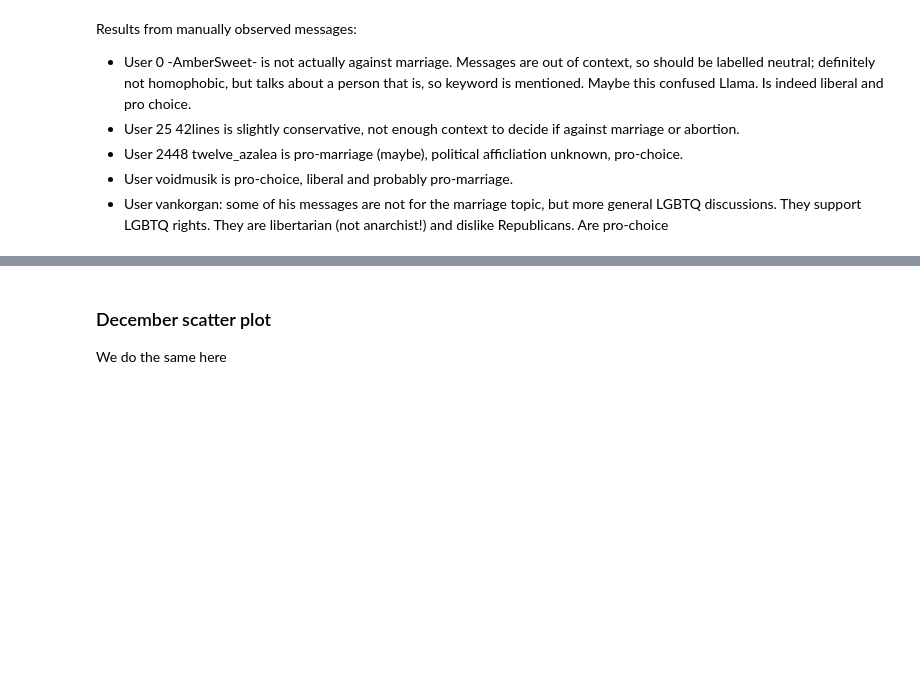
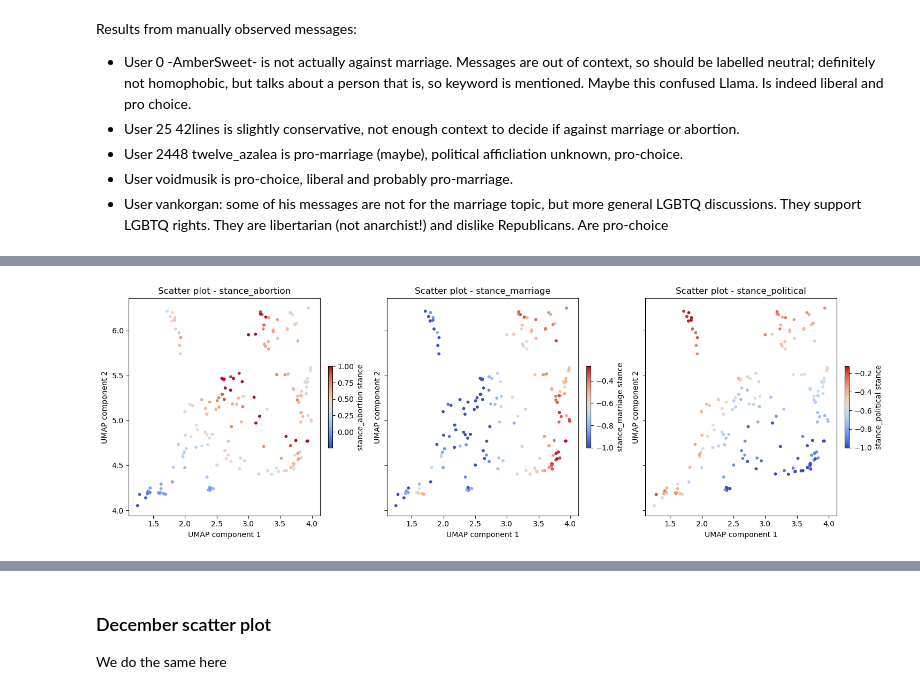
Before and after one commit to b0psheva27/BSc_project_polarization, a Jupyter notebook: notebooks/10_umap_analysis.ipynb, the cells around one changed output, grey strips where cells are left out. Saved outputs shown, nothing was run; the diff lists cells and outputs as text; code cells hidden in the pictures; blank space fills up the shorter version.

Commit message:
zooming on clusters

```diff
--- a/notebooks/10_umap_analysis.ipynb
+++ b/notebooks/10_umap_analysis.ipynb
@@ -67,3 +68,7 @@ Results from manually observed messages:
 - User 2448 twelve_azalea is pro-marriage (maybe), political afficliation unknown, pro-choice.
 - User voidmusik is pro-choice, liberal and probably pro-marriage.
 - User vankorgan: some of his messages are not for the marriage topic, but more general LGBTQ discussions. They support LGBTQ rights. They are libertarian (not anarchist!) and dislike Republicans. Are pro-choice
+# %%
+#second: investigate cluster in the middle of the scatterplot, where perceived liberals are against abortion, but not gay marriage
+#coordinates: umap1 in [1.25, 4.0], umap2 in [4.0, 6.25]
+against_abortion_libs = june_df["user"][(june_df["umap_component1"]>=1.25) & (june_df["umap_component1"]<=4.0) & (june_df["umap_component2"]>=4.0) & (june_df["umap_component2"]<=6.25)]
@@ -69,0 +90,5 @@ Results from manually observed messages:
+# %%
+filtered_df = june_df[june_df['user'].isin(against_abortion_libs)]
+rfun.plot_c_subplot2D(filtered_df, "umap_component1", "umap_component2", ["stance_abortion", "stance_marriage", "stance_political"])
+# %% [output]
+[figure, added]
```
Also changed, not shown: parts of 9 cells of this notebook, 1 other file.
